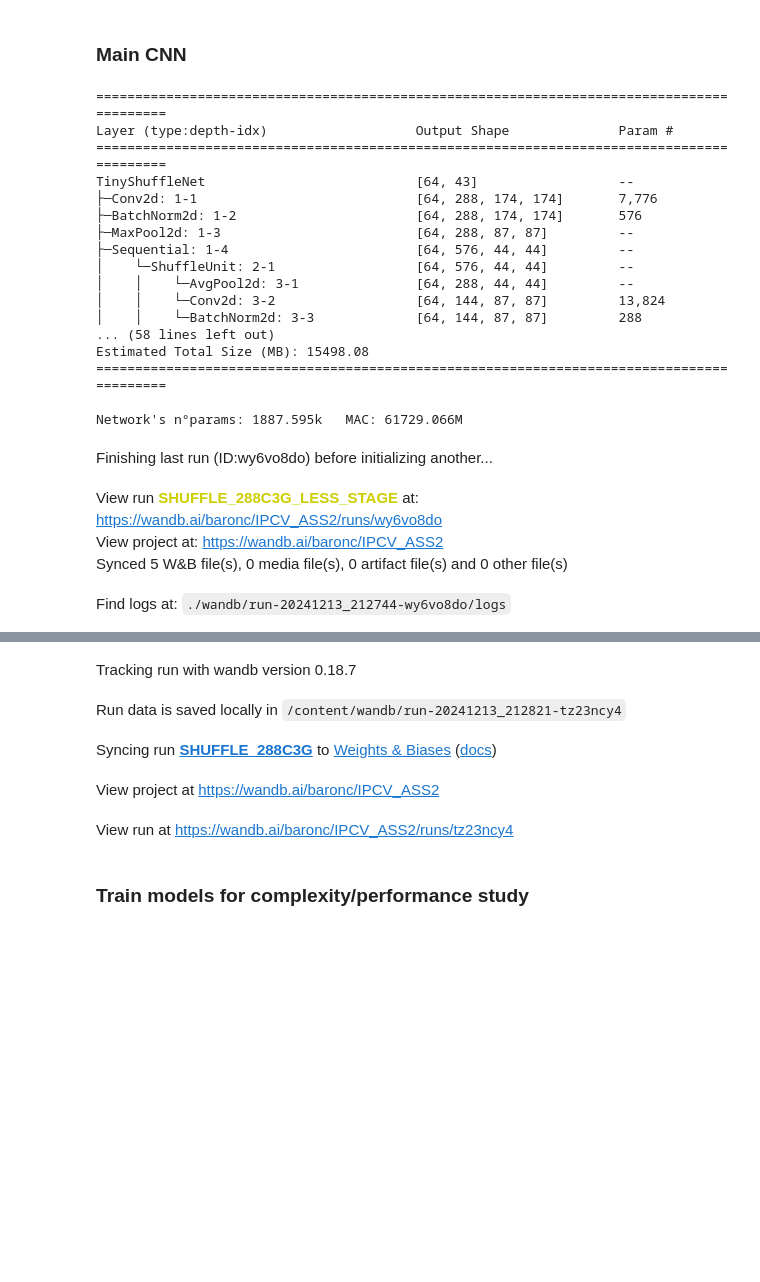
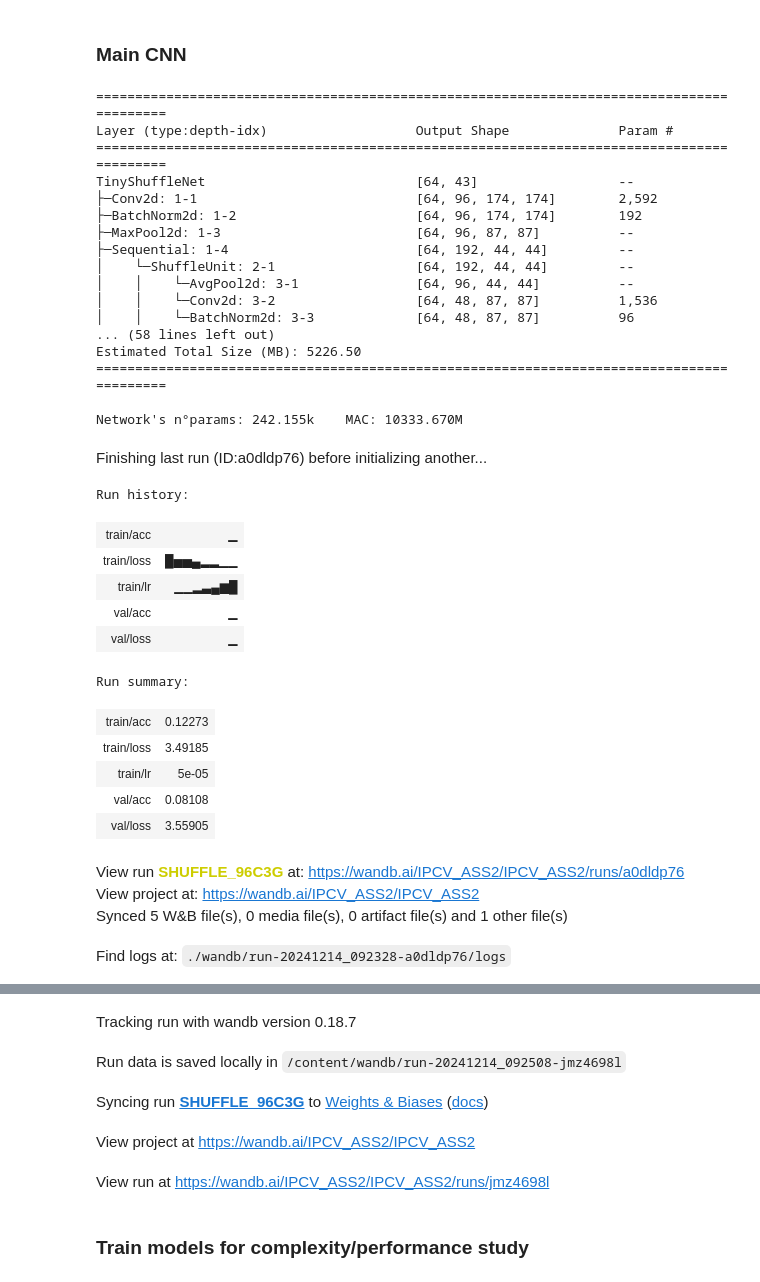
Before and after one commit to alessioarcara/ipcv_assignments, a Jupyter notebook: assignment2_final.ipynb, the cells around one changed output, grey strips where cells are left out. Drawn from its saved outputs; the diff is of its cells as text; code cells hidden in the pictures; blank space fills up the shorter version.

Commit message:
Corrected runs config and names

```diff
--- a/assignment2_final.ipynb
+++ b/assignment2_final.ipynb
@@ -686,38 +686,50 @@ class ShuffleUnit(nn.Module):
 # %%
 model = TinyShuffleNet(96, 3, num_classes)
 print_summary(model, (64, 3, 348, 348))
 
-cfg["wandb_run_name"] = f"SHUFFLE_288C3G"
+cfg["wandb_run_name"] = f"SHUFFLE_96C3G"
 
 trainer = Trainer(
     model,
     train_loader_augmented,
     val_loader,
     device,
     num_classes
 )
 
-# trainer.train()
+trainer.train()
 # %% [output]
 ==========================================================================================
 Layer (type:depth-idx)                   Output Shape              Param #
 ==========================================================================================
 TinyShuffleNet                           [64, 43]                  --
-├─Conv2d: 1-1                            [64, 288, 174, 174]       7,776
-├─BatchNorm2d: 1-2                       [64, 288, 174, 174]       576
-├─MaxPool2d: 1-3                         [64, 288, 87, 87]         --
-├─Sequential: 1-4                        [64, 576, 44, 44]         --
-│    └─ShuffleUnit: 2-1                  [64, 576, 44, 44]         --
-│    │    └─AvgPool2d: 3-1               [64, 288, 44, 44]         --
-│    │    └─Conv2d: 3-2                  [64, 144, 87, 87]         13,824
-│    │    └─BatchNorm2d: 3-3             [64, 144, 87, 87]         288
+├─Conv2d: 1-1                            [64, 96, 174, 174]        2,592
+├─BatchNorm2d: 1-2                       [64, 96, 174, 174]        192
+├─MaxPool2d: 1-3                         [64, 96, 87, 87]          --
+├─Sequential: 1-4                        [64, 192, 44, 44]         --
+│    └─ShuffleUnit: 2-1                  [64, 192, 44, 44]         --
+│    │    └─AvgPool2d: 3-1               [64, 96, 44, 44]          --
+│    │    └─Conv2d: 3-2                  [64, 48, 87, 87]          1,536
+│    │    └─BatchNorm2d: 3-3             [64, 48, 87, 87]          96
 ... (58 lines left out)
-Estimated Total Size (MB): 15498.08
+Estimated Total Size (MB): 5226.50
 ==========================================================================================
 
-Network's n°params: 1887.595k   MAC: 61729.066M
+Network's n°params: 242.155k    MAC: 10333.670M
-Finishing last run (ID:wy6vo8do) before initializing another...
+Finishing last run (ID:a0dldp76) before initializing another...
+Run history:
+| train/acc | ▁ |
+| train/loss | █▅▅▄▂▂▁▁ |
+| train/lr | ▁▁▂▃▄▆█ |
+| val/acc | ▁ |
+| val/loss | ▁ |
+Run summary:
+| train/acc | 0.12273 |
+| train/loss | 3.49185 |
+| train/lr | 5e-05 |
+| val/acc | 0.08108 |
+| val/loss | 3.55905 |
-View run SHUFFLE_288C3G_LESS_STAGE at: https://wandb.ai/baronc/IPCV_ASS2/runs/wy6vo8do
-View project at: https://wandb.ai/baronc/IPCV_ASS2
-Synced 5 W&B file(s), 0 media file(s), 0 artifact file(s) and 0 other file(s)
+View run SHUFFLE_96C3G at: https://wandb.ai/IPCV_ASS2/IPCV_ASS2/runs/a0dldp76
+View project at: https://wandb.ai/IPCV_ASS2/IPCV_ASS2
+Synced 5 W&B file(s), 0 media file(s), 0 artifact file(s) and 1 other file(s)
-Find logs at: ./wandb/run-20241213_212744-wy6vo8do/logs
+Find logs at: ./wandb/run-20241214_092328-a0dldp76/logs
@@ -725,8 +737,8 @@ Successfully finished last run (ID:wy6vo8do). Initializing new run:
 Tracking run with wandb version 0.18.7
-Run data is saved locally in /content/wandb/run-20241213_212821-tz23ncy4
+Run data is saved locally in /content/wandb/run-20241214_092508-jmz4698l
-Syncing run SHUFFLE_288C3G to Weights & Biases (docs)
+Syncing run SHUFFLE_96C3G to Weights & Biases (docs)
-View project at https://wandb.ai/baronc/IPCV_ASS2
+View project at https://wandb.ai/IPCV_ASS2/IPCV_ASS2
-View run at https://wandb.ai/baronc/IPCV_ASS2/runs/tz23ncy4
+View run at https://wandb.ai/IPCV_ASS2/IPCV_ASS2/runs/jmz4698l
 # %% [markdown]
 ### Train models for complexity/performance study
 # %% [markdown]
```
Also changed, not shown: parts of 5 cells of this notebook.
